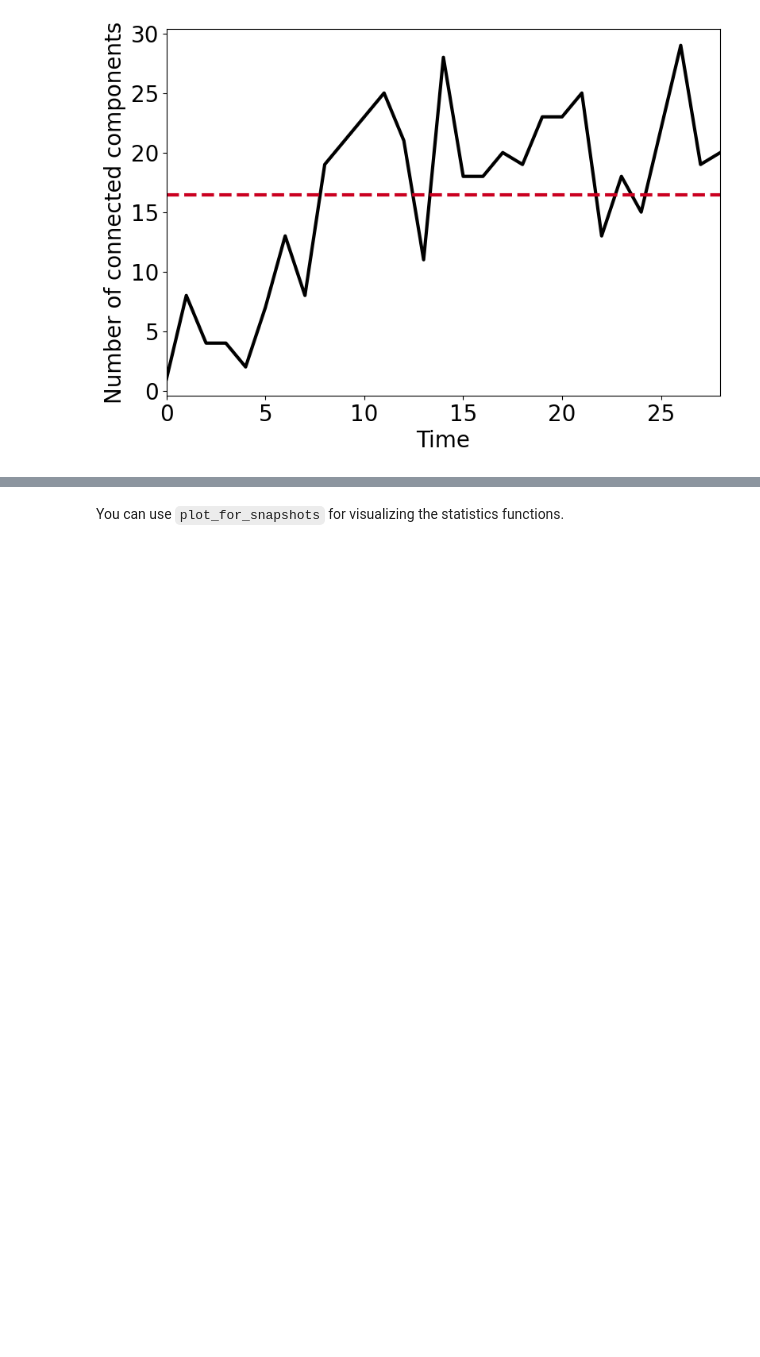
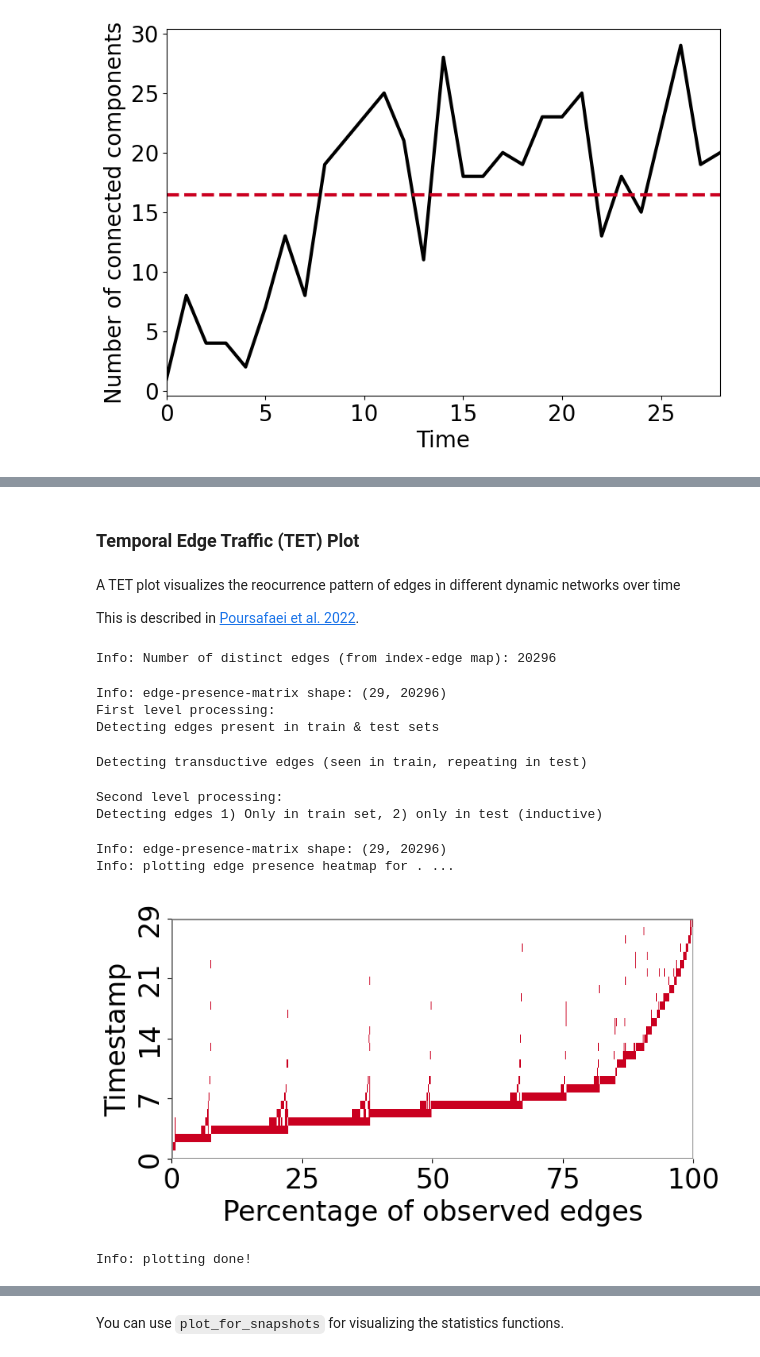
Before and after one commit to ComplexData-MILA/TGX, a Jupyter notebook: docs/tutorials/data_viz_stats.ipynb, the cells around one changed output, grey strips where cells are left out. Drawn from its saved outputs; the diff is of its cells as text; code cells hidden in the pictures; blank space fills up the shorter version.

```diff
--- a/docs/tutorials/data_viz_stats.ipynb
+++ b/docs/tutorials/data_viz_stats.ipynb
@@ -118,6 +139,24 @@ TET plots illustrate the reoccurrence pattern of edges over time time_scale.
+# %% [markdown]
+### Temporal Edge Traffic (TET) Plot
+# %% [markdown]
+A TET plot visualizes the reocurrence pattern of edges in different dynamic networks over time
+
+This is described in [Poursafaei et al. 2022](https://openreview.net/forum?id=1GVpwr2Tfdg).
 # %%
-tgx.TET(data,
+tgx.TET(dtdg,
         network_name=dataset.name,
         figsize = (9, 5),
         axis_title_font_size = 24,
         ticks_font_size = 24)
+# %% [output]
+Info: Number of distinct edges (from index-edge map): 20296
+Info: edge-presence-matrix shape: (29, 20296)
+First level processing:
+Detecting edges present in train & test sets
+Detecting transductive edges (seen in train, repeating in test)
+Second level processing:
+Detecting edges 1) Only in train set, 2) only in test (inductive)
+Info: edge-presence-matrix shape: (29, 20296)
+Info: plotting edge presence heatmap for . ...
+[figure, added]
+Info: plotting done!
```
Also changed, not shown: parts of 41 cells of this notebook, 1 other file.
